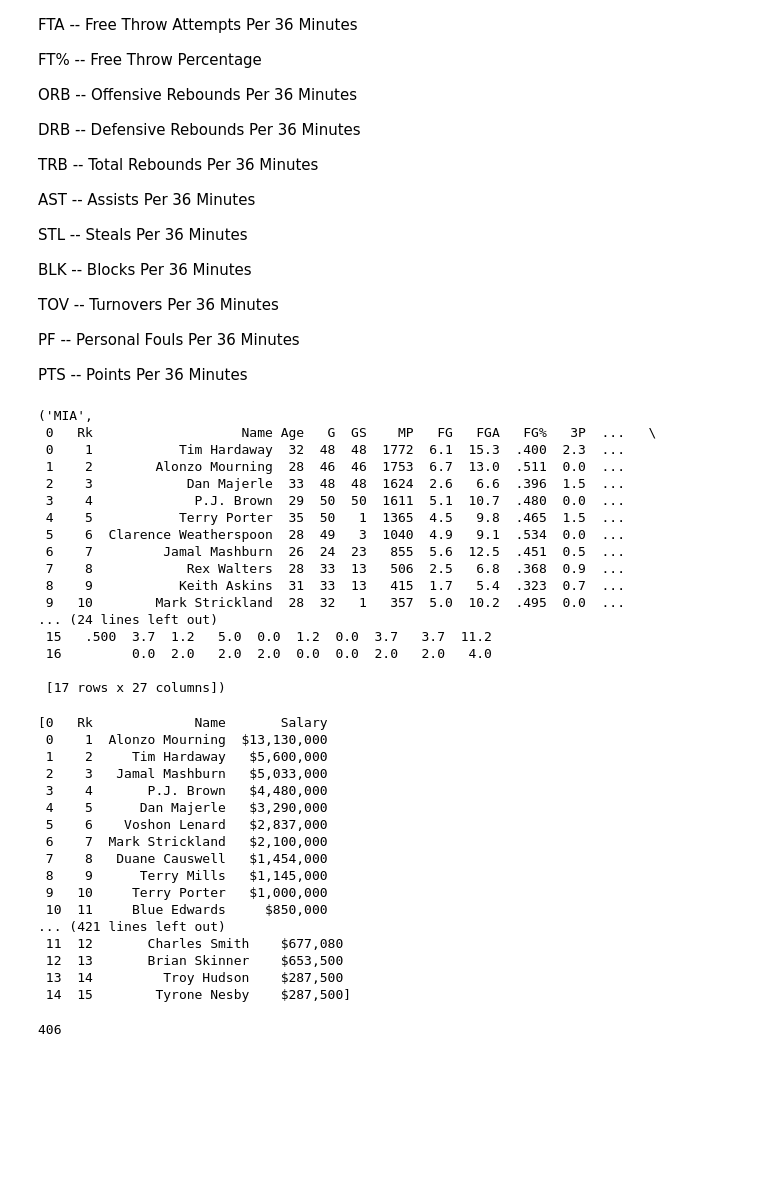
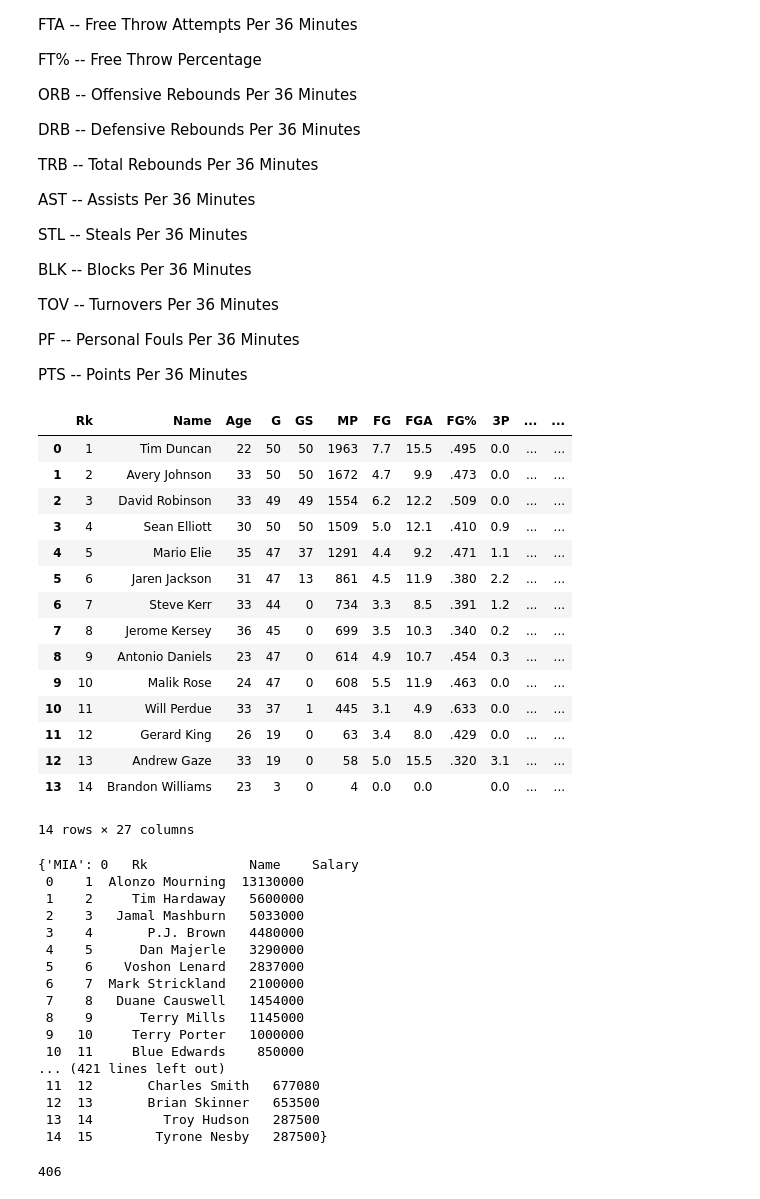
Before and after one commit to max-clarke/basketball_player_valuation, a Jupyter notebook: cleaning_the_tables.ipynb, the cells around one changed output. Drawn from its saved outputs; the diff is of its cells as text; code cells hidden in the pictures; blank space fills up the shorter version.

```diff
--- a/cleaning_the_tables.ipynb
+++ b/cleaning_the_tables.ipynb
@@ -89,38 +89,37 @@ PTS -- Points Per 36 Minutes
 # %%
 # let's pull all per 36 min dfs
 
-dfs_per_36 = []
+dfs_per_36 = {}
 
 for team, dfs in database.items():
     clean_df = dfs[6].copy()
     clean_df.iloc[0,1] = 'Name'
     clean_df.columns = clean_df.iloc[0,:]
     clean_df.drop(0, inplace=True)
     clean_df.reset_index(inplace=True, drop=True)
-    dfs_per_36.append((team, clean_df))
+    dfs_per_36[team] = clean_df
 
-dfs_per_36[0]
+dfs_per_36['SAS']
 # %% [output]
+|  | Rk | Name | Age | G | GS | MP | FG | FGA | FG% | 3P | ... | ... |
+| 0 | 1 | Tim Duncan | 22 | 50 | 50 | 1963 | 7.7 | 15.5 | .495 | 0.0 | ... | ... |
+| 1 | 2 | Avery Johnson | 33 | 50 | 50 | 1672 | 4.7 | 9.9 | .473 | 0.0 | ... | ... |
+| 2 | 3 | David Robinson | 33 | 49 | 49 | 1554 | 6.2 | 12.2 | .509 | 0.0 | ... | ... |
+| 3 | 4 | Sean Elliott | 30 | 50 | 50 | 1509 | 5.0 | 12.1 | .410 | 0.9 | ... | ... |
+| 4 | 5 | Mario Elie | 35 | 47 | 37 | 1291 | 4.4 | 9.2 | .471 | 1.1 | ... | ... |
+| 5 | 6 | Jaren Jackson | 31 | 47 | 13 | 861 | 4.5 | 11.9 | .380 | 2.2 | ... | ... |
+| 6 | 7 | Steve Kerr | 33 | 44 | 0 | 734 | 3.3 | 8.5 | .391 | 1.2 | ... | ... |
+| 7 | 8 | Jerome Kersey | 36 | 45 | 0 | 699 | 3.5 | 10.3 | .340 | 0.2 | ... | ... |
+| 8 | 9 | Antonio Daniels | 23 | 47 | 0 | 614 | 4.9 | 10.7 | .454 | 0.3 | ... | ... |
+| 9 | 10 | Malik Rose | 24 | 47 | 0 | 608 | 5.5 | 11.9 | .463 | 0.0 | ... | ... |
+| 10 | 11 | Will Perdue | 33 | 37 | 1 | 445 | 3.1 | 4.9 | .633 | 0.0 | ... | ... |
+| 11 | 12 | Gerard King | 26 | 19 | 0 | 63 | 3.4 | 8.0 | .429 | 0.0 | ... | ... |
+| 12 | 13 | Andrew Gaze | 33 | 19 | 0 | 58 | 5.0 | 15.5 | .320 | 3.1 | ... | ... |
+| 13 | 14 | Brandon Williams | 23 | 3 | 0 | 4 | 0.0 | 0.0 |  | 0.0 | ... | ... |
-('MIA',
- 0   Rk                   Name Age   G  GS    MP   FG   FGA   FG%   3P  ...   \
- 0    1           Tim Hardaway  32  48  48  1772  6.1  15.3  .400  2.3  ...
- 1    2        Alonzo Mourning  28  46  46  1753  6.7  13.0  .511  0.0  ...
- 2    3            Dan Majerle  33  48  48  1624  2.6   6.6  .396  1.5  ...
- 3    4             P.J. Brown  29  50  50  1611  5.1  10.7  .480  0.0  ...
- 4    5           Terry Porter  35  50   1  1365  4.5   9.8  .465  1.5  ...
- 5    6  Clarence Weatherspoon  28  49   3  1040  4.9   9.1  .534  0.0  ...
- 6    7         Jamal Mashburn  26  24  23   855  5.6  12.5  .451  0.5  ...
- 7    8            Rex Walters  28  33  13   506  2.5   6.8  .368  0.9  ...
- 8    9           Keith Askins  31  33  13   415  1.7   5.4  .323  0.7  ...
- 9   10        Mark Strickland  28  32   1   357  5.0  10.2  .495  0.0  ...
-... (24 lines left out)
- 15   .500  3.7  1.2   5.0  0.0  1.2  0.0  3.7   3.7  11.2
- 16         0.0  2.0   2.0  2.0  0.0  0.0  2.0   2.0   4.0
-
- [17 rows x 27 columns])
+14 rows × 27 columns
 # %%
 # we also want the salaries for all the players
-salaries = []
+salaries = {}
 
 for team, dfs in database.items():
     new_df = dfs[-1].copy()
@@ -128,27 +127,31 @@ for team, dfs in database.items():
     new_df.columns = new_df.iloc[0, :]
     new_df.drop(0, inplace=True)
     new_df.reset_index(inplace=True, drop=True)
-    salaries.append(new_df)
+
+    # money to float
+    new_df['Salary'].replace('\D', '', regex=True, inplace=True)
+    new_df['Salary'] = pd.to_numeric(new_df['Salary'])
+    salaries[team] = new_df
 
 salaries
 # %% [output]
-[0   Rk             Name       Salary
- 0    1  Alonzo Mourning  $13,130,000
- 1    2     Tim Hardaway   $5,600,000
- 2    3   Jamal Mashburn   $5,033,000
- 3    4       P.J. Brown   $4,480,000
- 4    5      Dan Majerle   $3,290,000
- 5    6    Voshon Lenard   $2,837,000
- 6    7  Mark Strickland   $2,100,000
- 7    8   Duane Causwell   $1,454,000
- 8    9      Terry Mills   $1,145,000
- 9   10     Terry Porter   $1,000,000
- 10  11     Blue Edwards     $850,000
+{'MIA': 0   Rk             Name    Salary
+ 0    1  Alonzo Mourning  13130000
+ 1    2     Tim Hardaway   5600000
+ 2    3   Jamal Mashburn   5033000
+ 3    4       P.J. Brown   4480000
+ 4    5      Dan Majerle   3290000
+ 5    6    Voshon Lenard   2837000
+ 6    7  Mark Strickland   2100000
+ 7    8   Duane Causwell   1454000
+ 8    9      Terry Mills   1145000
+ 9   10     Terry Porter   1000000
+ 10  11     Blue Edwards    850000
 ... (421 lines left out)
- 11  12       Charles Smith    $677,080
- 12  13       Brian Skinner    $653,500
- 13  14         Troy Hudson    $287,500
- 14  15        Tyrone Nesby    $287,500]
+ 11  12       Charles Smith   677080
+ 12  13       Brian Skinner   653500
+ 13  14         Troy Hudson   287500
+ 14  15        Tyrone Nesby   287500}
 # %%
 len(salaries)*14 # i have 406 datapoints
 # %% [output]
```
Also changed, not shown: 8 other files.
